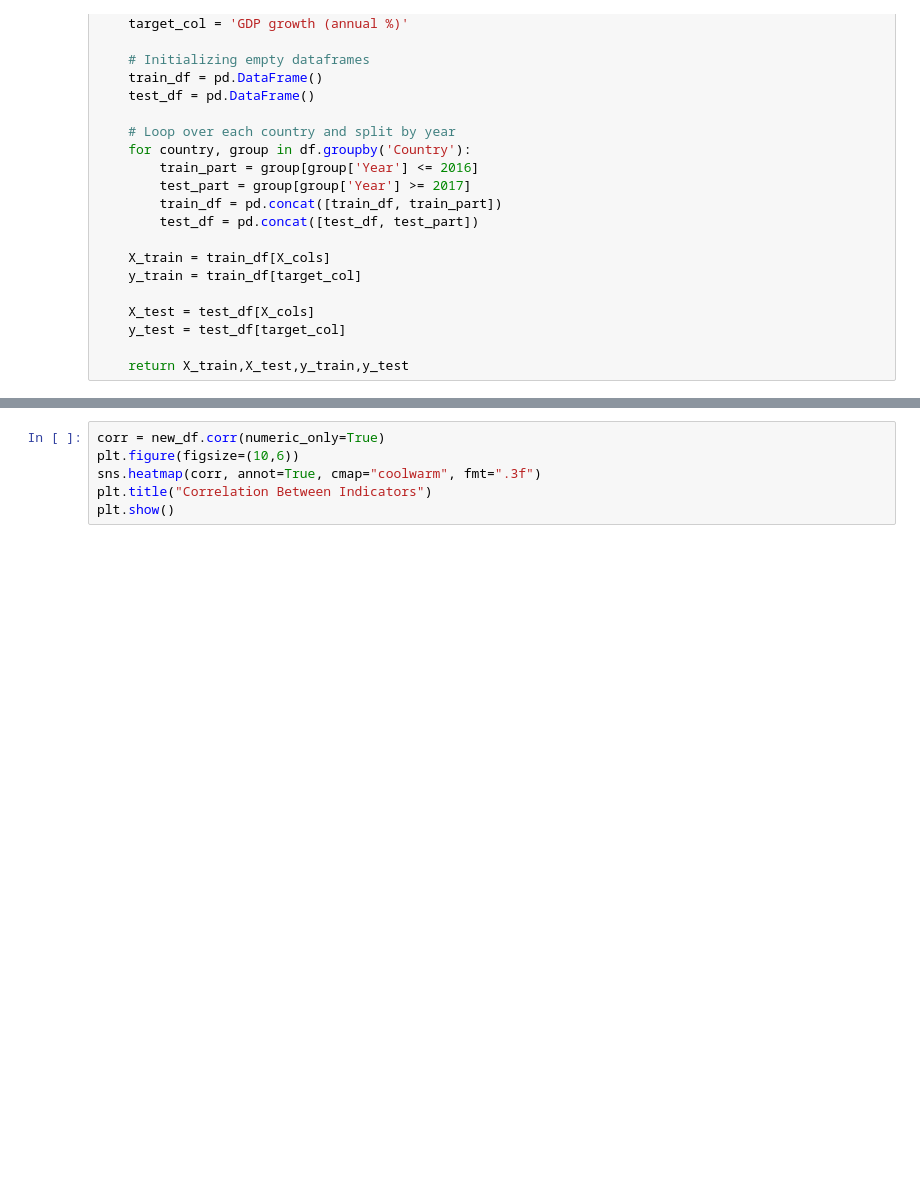
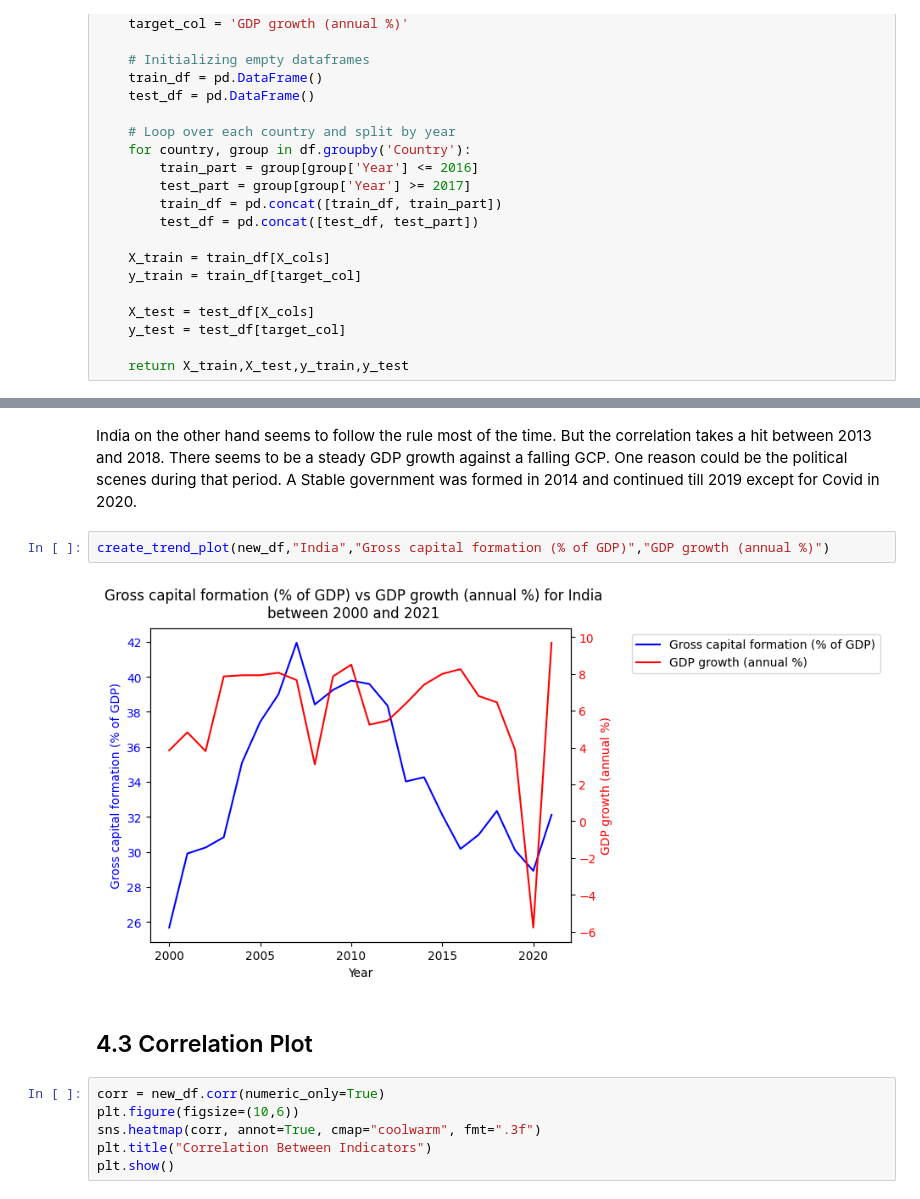
Before and after one commit to kumarbyes/udacity_nanodegree_datascience_course1, a Jupyter notebook: Project_Supervised_ML.ipynb, the cells around one changed output, grey strips where cells are left out. Drawn from its saved outputs; the diff is of its cells as text; blank space fills up the shorter version.

```diff
--- a/Project_Supervised_ML.ipynb
+++ b/Project_Supervised_ML.ipynb
@@ -428,3 +481,11 @@ plt.show()
+# %% [markdown]
+India on the other hand seems to follow the rule most of the time. But the correlation takes a hit between 2013 and 2018. There seems to be a steady GDP growth against a falling GCP. One reason could be the political scenes during that period. A Stable government was formed in 2014 and continued till 2019 except for Covid in 2020.
+# %%
+create_trend_plot(new_df,"India","Gross capital formation (% of GDP)","GDP growth (annual %)")
+# %% [output]
+[figure, added]
+# %% [markdown]
+## 4.3 Correlation Plot
 # %%
 corr = new_df.corr(numeric_only=True)
 plt.figure(figsize=(10,6))
```
Also changed, not shown: parts of 15 cells of this notebook.
